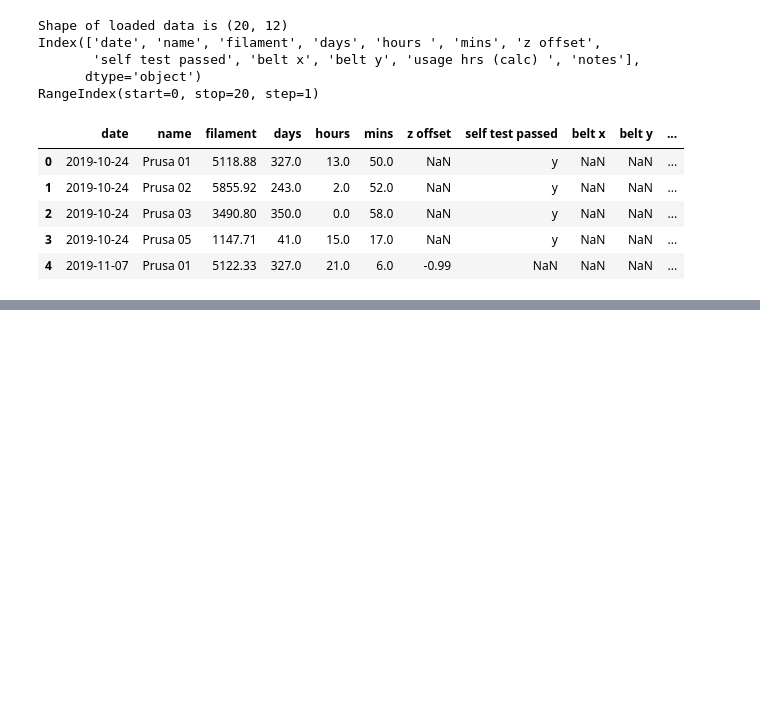
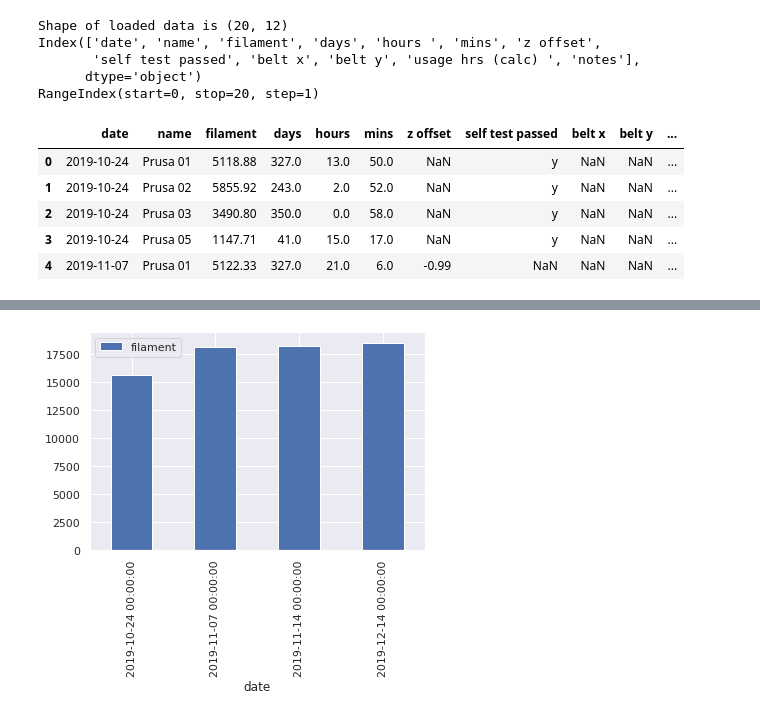
Before and after one commit to rgordon/barn-printer-logs, a Jupyter notebook: notebooks/examine-printer-logs.ipynb, the cells around one changed output, grey strips where cells are left out. Saved outputs shown, nothing was run; the diff lists cells and outputs as text; code cells hidden in the pictures; blank space fills up the shorter version.

```diff
--- a/notebooks/examine-printer-logs.ipynb
+++ b/notebooks/examine-printer-logs.ipynb
@@ -66,0 +63,13 @@ df_printers.head()
+# %%
+df_printers = df_raw[['date','name','filament','days','hours','mins']].copy()
+# one way to do this by using dataframe-specific operations, pretty straight-forward
+df_printers['usage_hrs'] =  round(
+    (df_printers['days'] * 24) + (df_printers['hours']) + (df_printers['mins'] / 60),1)
+"""
+# another way is to apply a function across all rows, generating a list which makes a new column
+# it's probalby more 'Pythonic' but is certainly less clear. this also demonstrated how properly-defined
+# index names can be used directly as with a dictionary.
+df_printers['test'] = df_printers.apply(
+        lambda row: round((row.days * 24) + (row.hours) + (row.mins/60),1), axis = 1)
+"""
+df_printers.head()
@@ -66,0 +93,5 @@ df_printers.head()
+# %%
+# we can either drop just the subset of nulls or we can drop any of them where there is a null column value
+#df_printers = df_printers.dropna(subset=['filament','usage_hrs'])
+df_printers = df_printers.dropna()
+df_printers.head()
@@ -66,0 +107,8 @@ df_printers.head()
+# %%
+# dates are easy enough
+df_printers['date'] = pd.to_datetime(df_printers['date'], format='%Y-%m-%d')
+
+#printer names - let's just make them consistent for now
+df_printers['name'] = pd.Series(df_printers['name']).str.capitalize()
+
+df_printers.head()
@@ -66,0 +128,3 @@ df_printers.head()
+# %%
+df_by_date = df_printers.groupby(['date'])['filament','usage_hrs'].sum()
+df_by_date.head()
@@ -66,0 +138,5 @@ df_printers.head()
+# %%
+df_by_date.plot(y='filament', kind='bar')
+plt.show()
+# %% [output]
+[figure, added]
```
Also changed, not shown: parts of 17 cells of this notebook.
